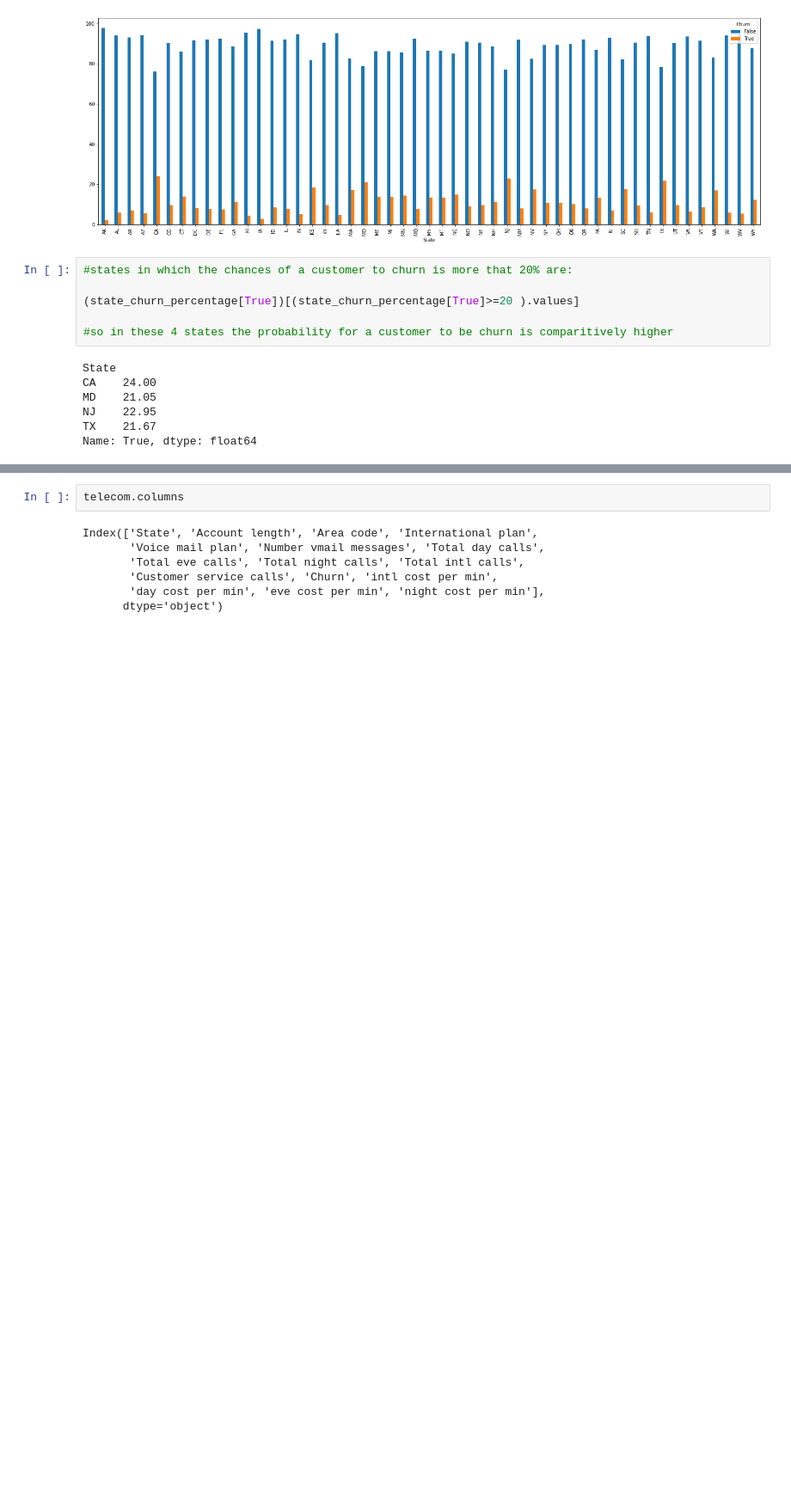
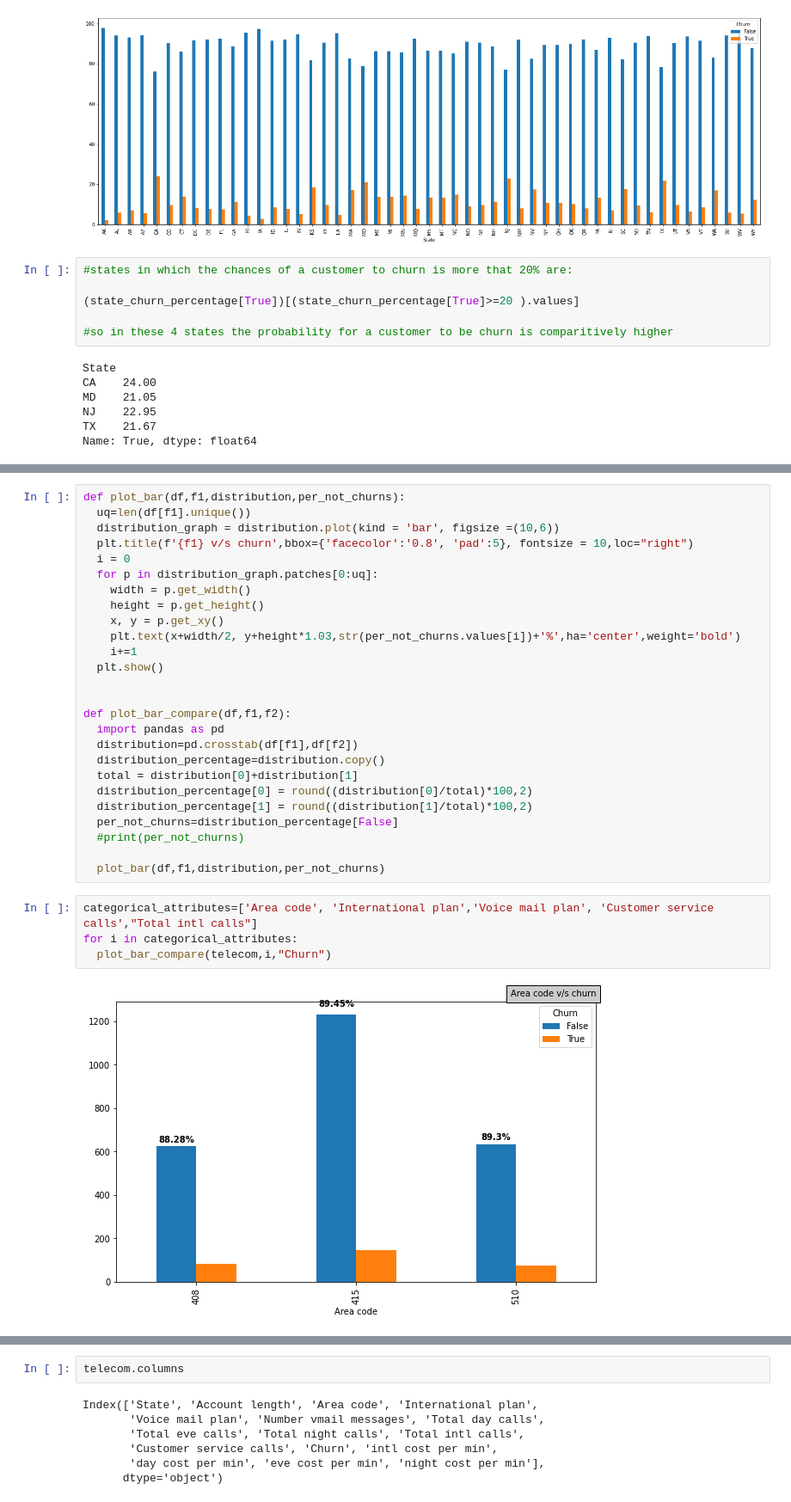
Before and after one commit to gauriagarwal18/Telecom-Churn-Prediction, a Jupyter notebook: Telecom_Churn_Analysis_Project.ipynb, the cells around one changed output, grey strips where cells are left out. Shown: that part at 86% size. Drawn from its saved outputs; the diff is of its cells as text; blank space fills up the shorter version.

```diff
--- a/Telecom_Churn_Analysis_Project.ipynb
+++ b/Telecom_Churn_Analysis_Project.ipynb
@@ -394,0 +429,32 @@ Name: True, dtype: float64
+# %%
+def plot_bar(df,f1,distribution,per_not_churns):
+  uq=len(df[f1].unique())
+  distribution_graph = distribution.plot(kind = 'bar', figsize =(10,6))
+  plt.title(f'{f1} v/s churn',bbox={'facecolor':'0.8', 'pad':5}, fontsize = 10,loc="right")
+  i = 0
+  for p in distribution_graph.patches[0:uq]:
+    width = p.get_width()
+    height = p.get_height()
+    x, y = p.get_xy()
+    plt.text(x+width/2, y+height*1.03,str(per_not_churns.values[i])+'%',ha='center',weight='bold')
+    i+=1
+  plt.show()
+
+
+def plot_bar_compare(df,f1,f2):
+  import pandas as pd
+  distribution=pd.crosstab(df[f1],df[f2])
+  distribution_percentage=distribution.copy()
+  total = distribution[0]+distribution[1]
+  distribution_percentage[0] = round((distribution[0]/total)*100,2)
+  distribution_percentage[1] = round((distribution[1]/total)*100,2)
+  per_not_churns=distribution_percentage[False]
+  #print(per_not_churns)
+
+  plot_bar(df,f1,distribution,per_not_churns)
+# %%
+categorical_attributes=['Area code', 'International plan','Voice mail plan', 'Customer service calls',"Total intl calls"]
+for i in categorical_attributes:
+  plot_bar_compare(telecom,i,"Churn")
+# %% [output]
+[figure, added]
```
Also changed, not shown: parts of 10 cells of this notebook.
